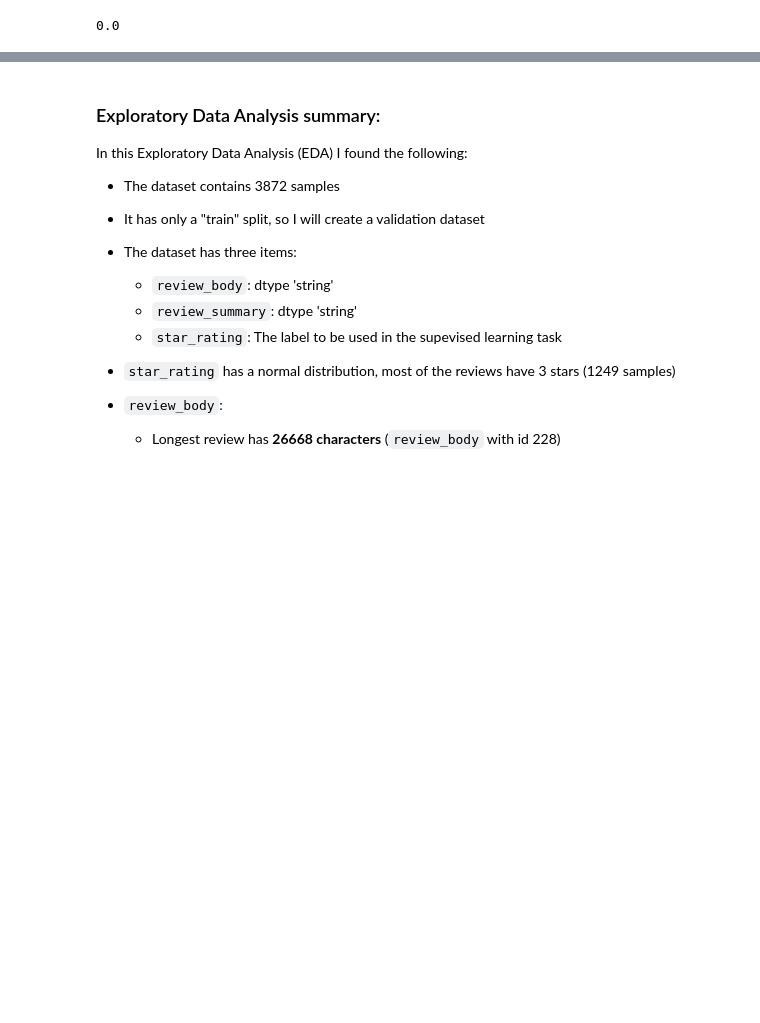
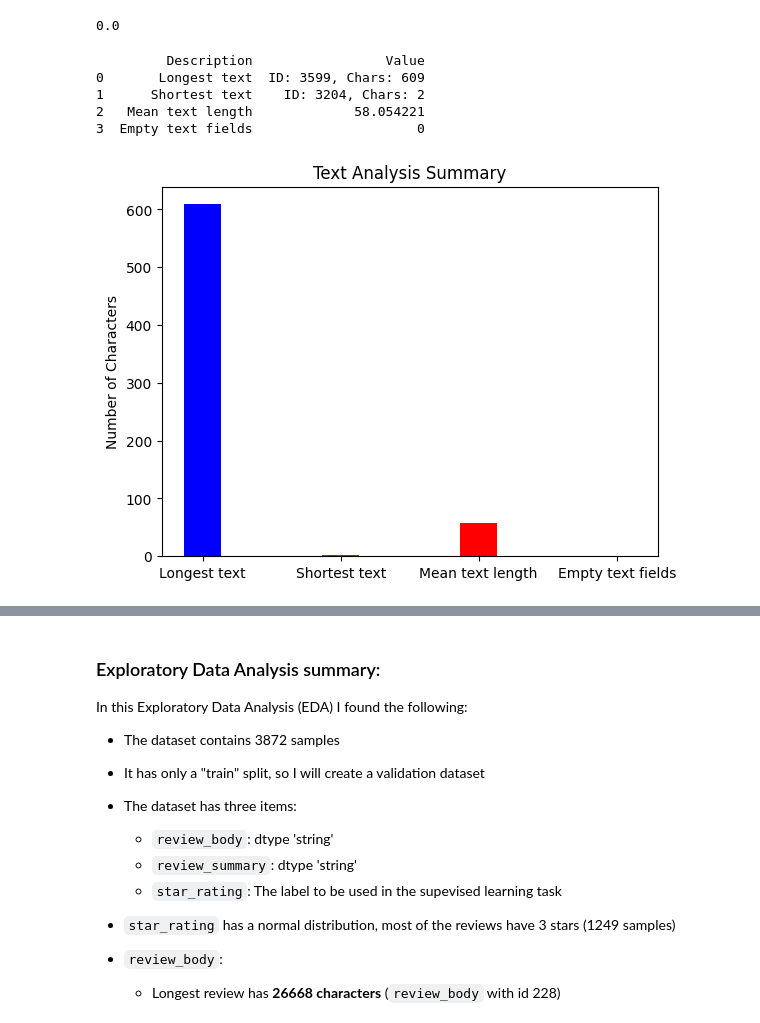
Before and after one commit to matthewshawnkehoe/Data-Science-Machine-Learning-Collaborative-Learning-Group, a Jupyter notebook: Natural_Language_Processing/Hugging_Face_NLP_Course/Transformer_Models/Projects/HF_Course_Part_1_Fine_Tuned_Pretrain_Model.ipynb, the cells around one changed output, grey strips where cells are left out. Saved outputs shown, nothing was run; the diff lists cells and outputs as text; code cells hidden in the pictures; blank space fills up the shorter version.

```diff
--- a/Natural_Language_Processing/Hugging_Face_NLP_Course/Transformer_Models/Projects/HF_Course_Part_1_Fine_Tuned_Pretrain_Model.ipynb
+++ b/Natural_Language_Processing/Hugging_Face_NLP_Course/Transformer_Models/Projects/HF_Course_Part_1_Fine_Tuned_Pretrain_Model.ipynb
@@ -244,0 +190,51 @@ print(f"There are {len(empty_review_summary_id)} empty review_summary fields")
+# %%
+import pandas as pd
+import matplotlib.pyplot as plt
+
+# Longest, shortest, and mean text lengths
+lengths = df["text"].str.len()
+longest_text_id, longest_text_num_char = lengths.idxmax(), lengths.max()
+shortest_text_id, shortest_text_num_char = lengths.idxmin(), lengths.min()
+mean_text_chars = lengths.mean()
+
+# Find if there are empty text fields
+num_empty_texts = (lengths == 0).sum()
+
+# Create a summary DataFrame
+summary_df = pd.DataFrame({
+    'Description': ['Longest text', 'Shortest text', 'Mean text length', 'Empty text fields'],
+    'Value': [f"ID: {longest_text_id}, Chars: {longest_text_num_char}",
+              f"ID: {shortest_text_id}, Chars: {shortest_text_num_char}",
+              mean_text_chars,
+              num_empty_texts]
+})
+
+# Display the summary table
+print(summary_df)
+
+# Create a bar chart for visualization
+fig, ax = plt.subplots()
+
+# Data for the bar chart
+labels = ['Longest text', 'Shortest text', 'Mean text length', 'Empty text fields']
+values = [longest_text_num_char, shortest_text_num_char, mean_text_chars, num_empty_texts]
+
+# Bar positions
+bar_positions = [0, 3, 6, 9]
+ax.bar(bar_positions, values, color=['blue', 'green', 'red', 'purple'])
+
+# Adding title and labels
+ax.set_title('Text Analysis Summary')
+ax.set_ylabel('Number of Characters')
+ax.set_xticks(bar_positions)
+ax.set_xticklabels(labels)
+
+# Show the plot
+plt.show()
+# %% [output]
+         Description                 Value
+0       Longest text  ID: 3599, Chars: 609
+1      Shortest text    ID: 3204, Chars: 2
+2   Mean text length             58.054221
+3  Empty text fields                     0
+[figure, added]
```
Also changed, not shown: parts of 5 cells of this notebook.
